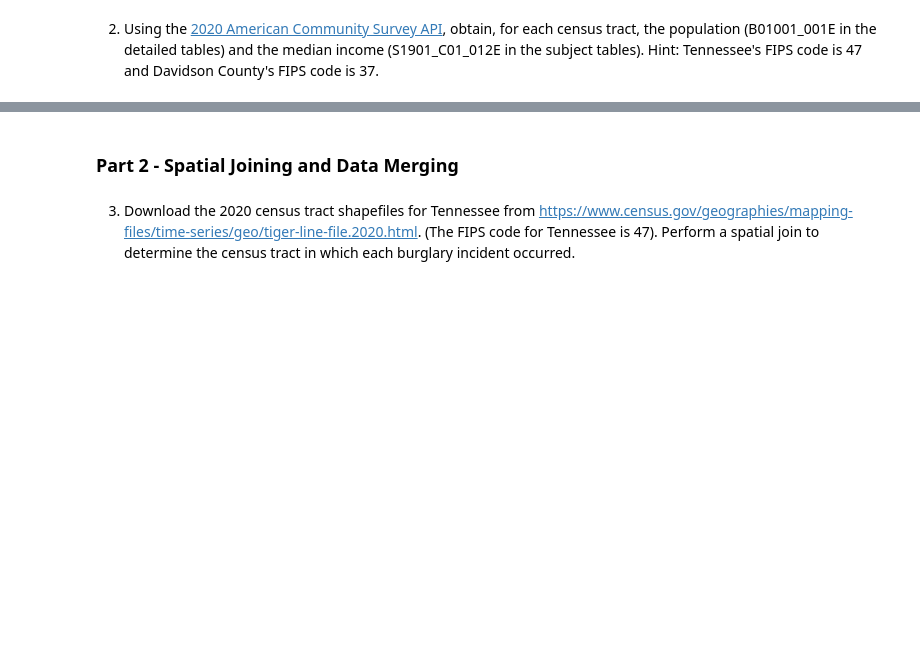
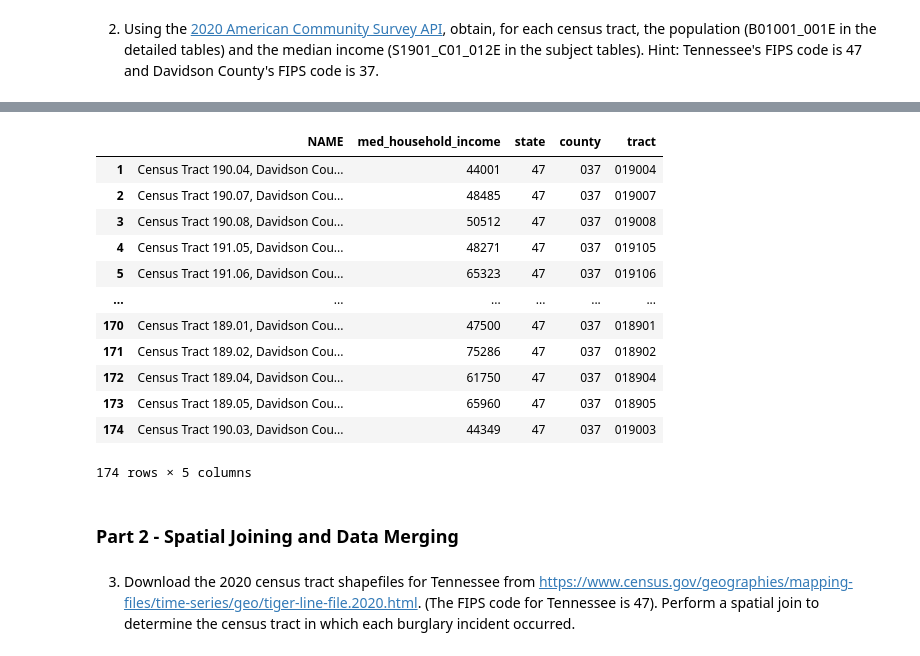
Before and after one commit to nss-data-science-cohort-6/api_project-goobers, a Jupyter notebook: Notebooks/Tim.ipynb, the cells around one changed output, grey strips where cells are left out. Saved outputs shown, nothing was run; the diff lists cells and outputs as text; code cells hidden in the pictures; blank space fills up the shorter version.

```diff
--- a/Notebooks/Tim.ipynb
+++ b/Notebooks/Tim.ipynb
@@ -74,0 +127,11 @@ mpd_df
+# %%
+#2020 American Community Survey for Median household income
+endpoint2 = f'https://api.census.gov/data/2020/acs/acs5/subject?get=NAME,S1901_C01_012E&for=tract:*&in=state:47&in=county:037'
+# Parameter dictionary for API call
+params2 = {
+    'key': census_api
+}
+# Stores API response as a requests object: response
+income = requests.get(endpoint2)
+# Applies the parameters dictionary to API response
+income = requests.get(endpoint, params = params2)
@@ -75,3 +158,27 @@ mpd_df
+# %%
+#formats response to .json()
+income = income.json()
+# creates pandas dataframe from res variable (response.json)
+Med_Household_income_df = pd.DataFrame(income)
+header = Med_Household_income_df.iloc[0]
+Med_Household_income_df = Med_Household_income_df[1:]
+Med_Household_income_df.columns = header
+Med_Household_income_df = Med_Household_income_df.rename(columns={'S1901_C01_012E': 'med_household_income'})
+Med_Household_income_df
+# %% [output]
+|  | NAME | med_household_income | state | county | tract |
+| 1 | Census Tract 190.04, Davidson Cou... | 44001 | 47 | 037 | 019004 |
+| 2 | Census Tract 190.07, Davidson Cou... | 48485 | 47 | 037 | 019007 |
+| 3 | Census Tract 190.08, Davidson Cou... | 50512 | 47 | 037 | 019008 |
+| 4 | Census Tract 191.05, Davidson Cou... | 48271 | 47 | 037 | 019105 |
+| 5 | Census Tract 191.06, Davidson Cou... | 65323 | 47 | 037 | 019106 |
+| ... | ... | ... | ... | ... | ... |
+| 170 | Census Tract 189.01, Davidson Cou... | 47500 | 47 | 037 | 018901 |
+| 171 | Census Tract 189.02, Davidson Cou... | 75286 | 47 | 037 | 018902 |
+| 172 | Census Tract 189.04, Davidson Cou... | 61750 | 47 | 037 | 018904 |
+| 173 | Census Tract 189.05, Davidson Cou... | 65960 | 47 | 037 | 018905 |
+| 174 | Census Tract 190.03, Davidson Cou... | 44349 | 47 | 037 | 019003 |
+174 rows × 5 columns
 # %% [markdown]
 ### Part 2 - Spatial Joining and Data Merging
 # %% [markdown]
```
Also changed, not shown: parts of 6 cells of this notebook.
